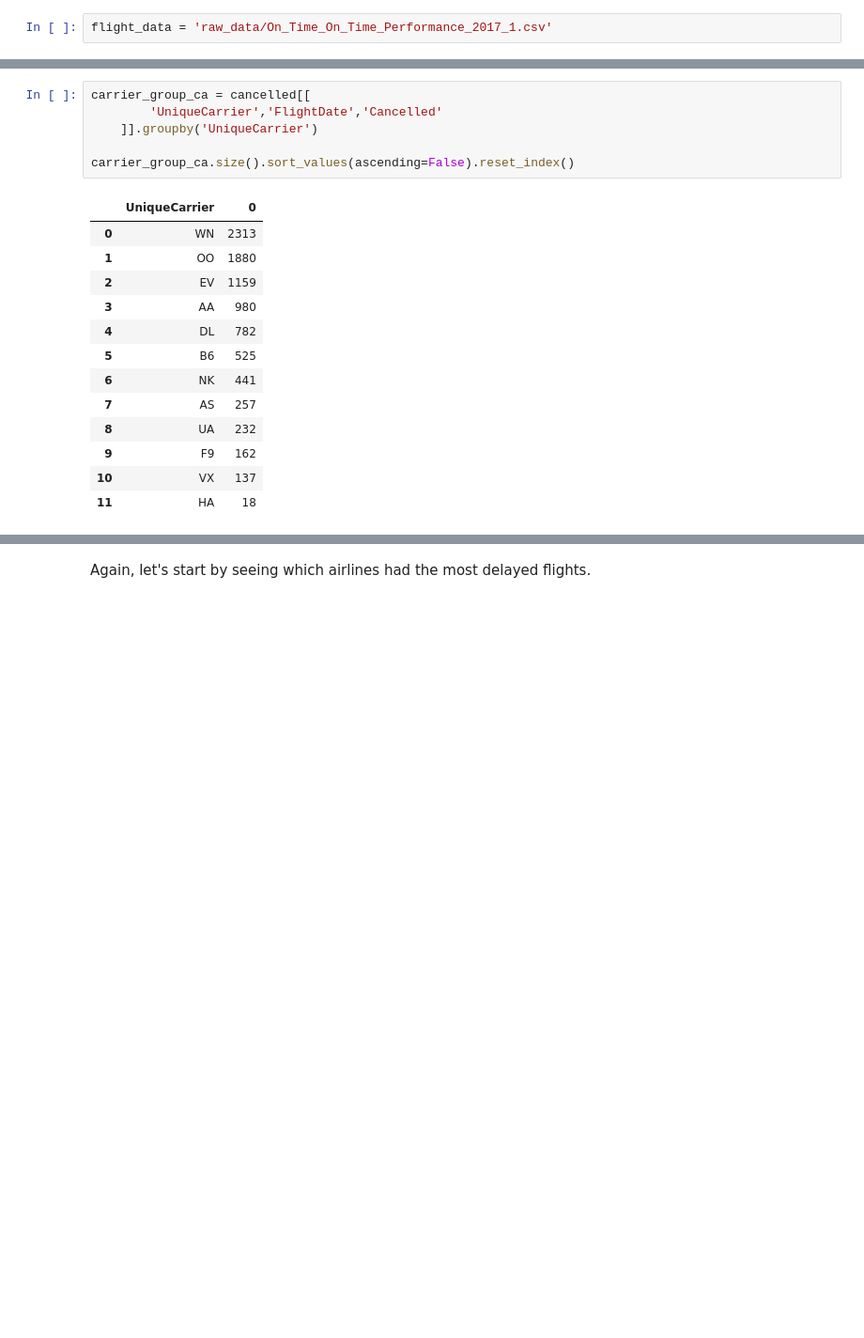
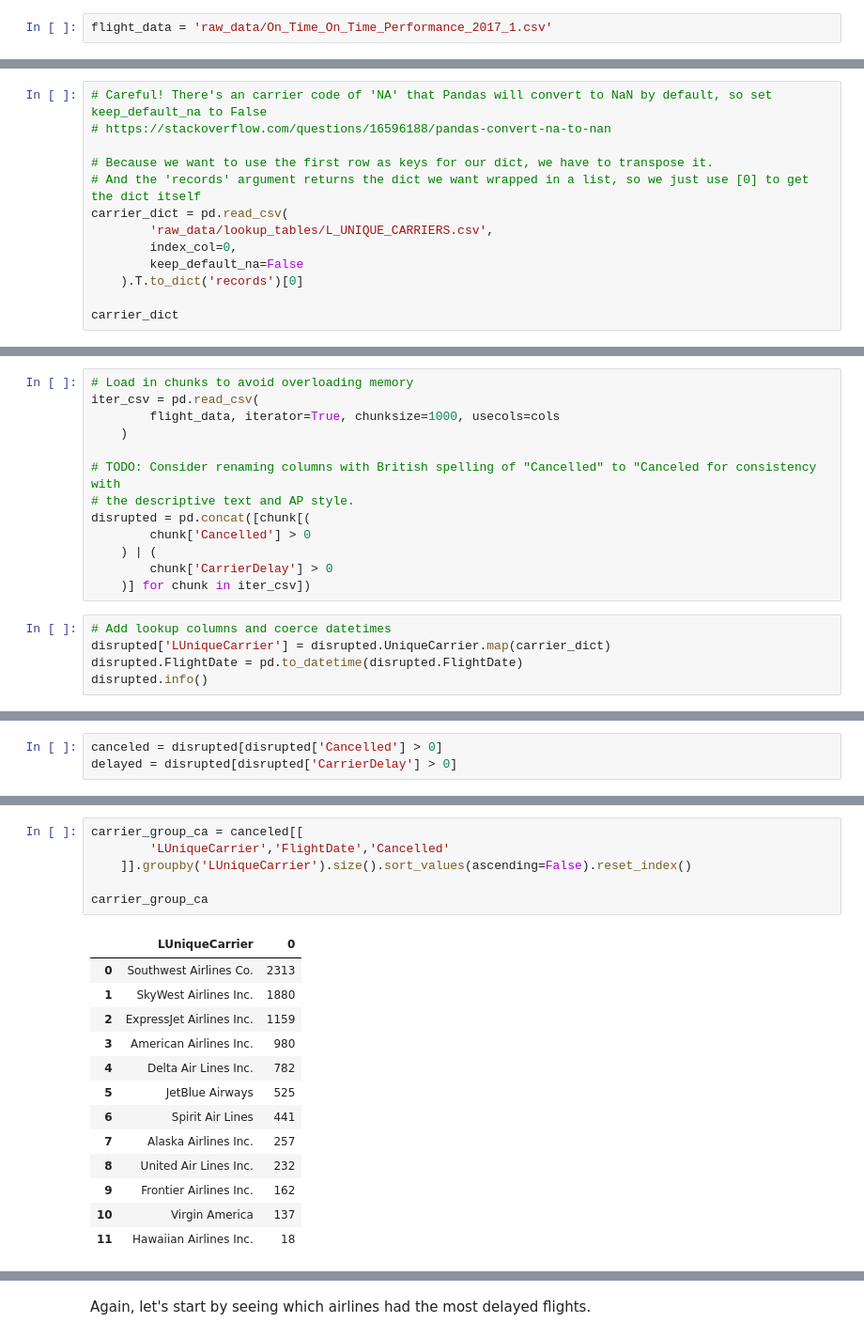
Before and after one commit to joshuarrrr/airline-it-problems, a Jupyter notebook: Flight Reservation Glitches.ipynb, the cells around one changed output, grey strips where cells are left out. Shown at 94% size. Cells and saved outputs as stored; diff of their text form; blank space fills up the shorter version.

Commit message:
Add lookup table for airlines, clean up spelling, add pivot tables

```diff
--- a/Flight Reservation Glitches.ipynb
+++ b/Flight Reservation Glitches.ipynb
@@ -33,0 +31,13 @@ iter_csv = pd.read_csv(
+# %%
+# Careful! There's an carrier code of 'NA' that Pandas will convert to NaN by default, so set keep_default_na to False
+# https://stackoverflow.com/questions/16596188/pandas-convert-na-to-nan
+
+# Because we want to use the first row as keys for our dict, we have to transpose it.
+# And the 'records' argument returns the dict we want wrapped in a list, so we just use [0] to get the dict itself
+carrier_dict = pd.read_csv(
+        'raw_data/lookup_tables/L_UNIQUE_CARRIERS.csv',
+        index_col=0,
+        keep_default_na=False
+    ).T.to_dict('records')[0]
+
+carrier_dict
@@ -44,0 +64,18 @@ delayed = cancelled_or_delayed[cancelled_or_delayed['CarrierDelay'] > 0]
+# %%
+# Load in chunks to avoid overloading memory
+iter_csv = pd.read_csv(
+        flight_data, iterator=True, chunksize=1000, usecols=cols
+    )
+
+# TODO: Consider renaming columns with British spelling of "Cancelled" to "Canceled for consistency with
+# the descriptive text and AP style.
+disrupted = pd.concat([chunk[(
+        chunk['Cancelled'] > 0
+    ) | (
+        chunk['CarrierDelay'] > 0
+    )] for chunk in iter_csv])
+# %%
+# Add lookup columns and coerce datetimes
+disrupted['LUniqueCarrier'] = disrupted.UniqueCarrier.map(carrier_dict)
+disrupted.FlightDate = pd.to_datetime(disrupted.FlightDate)
+disrupted.info()
@@ -45 +102,4 @@ delayed = cancelled_or_delayed[cancelled_or_delayed['CarrierDelay'] > 0]
+# %%
+canceled = disrupted[disrupted['Cancelled'] > 0]
+delayed = disrupted[disrupted['CarrierDelay'] > 0]
 # %% [markdown]
@@ -47,20 +108,20 @@ First, let's see which carriers had the most cancelled flights this month.
 # %%
-carrier_group_ca = cancelled[[
-        'UniqueCarrier','FlightDate','Cancelled'
-    ]].groupby('UniqueCarrier')
+carrier_group_ca = canceled[[
+        'LUniqueCarrier','FlightDate','Cancelled'
+    ]].groupby('LUniqueCarrier').size().sort_values(ascending=False).reset_index()
 
-carrier_group_ca.size().sort_values(ascending=False).reset_index()
+carrier_group_ca
 # %% [output]
-|  | UniqueCarrier | 0 |
-| 0 | WN | 2313 |
-| 1 | OO | 1880 |
-| 2 | EV | 1159 |
-| 3 | AA | 980 |
-| 4 | DL | 782 |
-| 5 | B6 | 525 |
-| 6 | NK | 441 |
-| 7 | AS | 257 |
-| 8 | UA | 232 |
-| 9 | F9 | 162 |
-| 10 | VX | 137 |
-| 11 | HA | 18 |
+|  | LUniqueCarrier | 0 |
+| 0 | Southwest Airlines Co. | 2313 |
+| 1 | SkyWest Airlines Inc. | 1880 |
+| 2 | ExpressJet Airlines Inc. | 1159 |
+| 3 | American Airlines Inc. | 980 |
+| 4 | Delta Air Lines Inc. | 782 |
+| 5 | JetBlue Airways | 525 |
+| 6 | Spirit Air Lines | 441 |
+| 7 | Alaska Airlines Inc. | 257 |
+| 8 | United Air Lines Inc. | 232 |
+| 9 | Frontier Airlines Inc. | 162 |
+| 10 | Virgin America | 137 |
+| 11 | Hawaiian Airlines Inc. | 18 |
```
Also changed, not shown: parts of 38 cells of this notebook.
